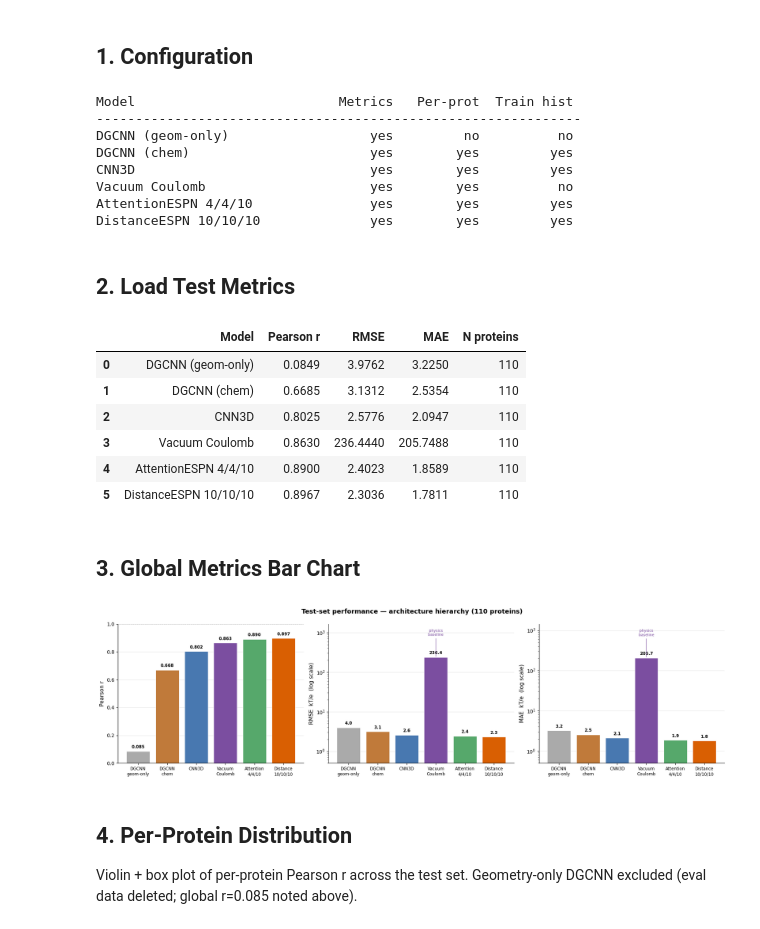
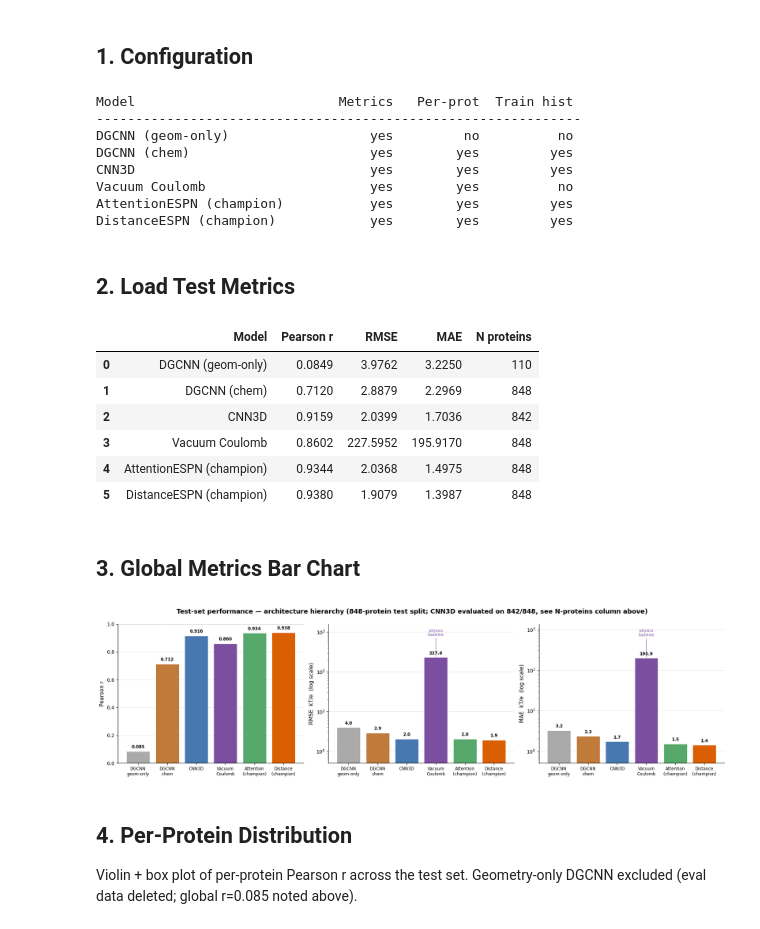
Before and after one commit to skylerturner-gif/ProteinStructure_ESP_Thesis, a Jupyter notebook: notebooks/baseline_comparison.ipynb, the cells around one changed output. Saved outputs shown, nothing was run; the diff lists cells and outputs as text; code cells hidden in the pictures.

```diff
--- a/notebooks/baseline_comparison.ipynb
+++ b/notebooks/baseline_comparison.ipynb
@@ -85,26 +85,32 @@ RUNS = [
         train_hist   = None,     # physics formula — no training
     ),
     dict(
-        label        = "AttentionESPN 4/4/10",
-        short        = "Attention\n4/4/10",
+        # Full-dataset champion (THESISPROCESSES.md -> "Full-Dataset Champion
+        # Configuration"). Was "AttentionESPN 4/4/10" / CKPT_ROOT/"attention_v2_qq10"
+        # -- a pre-restructuring checkpoint, now deleted from disk -- updated
+        # 2026-10-07 alongside the full-dataset baseline rerun.
+        label        = "AttentionESPN (champion)",
+        short        = "Attention\n(champion)",
         color        = "#56a86b",
-        metrics_path = CKPT_ROOT / "attention_v2_qq10" / "test_metrics.json",
+        metrics_path = CKPT_ROOT / "full_dataset_slim" / "attention_aa4_aq2_qq16" / "test_metrics.json",
         per_prot_csv = None,     # per-protein data is inline in test_metrics.json
         train_hist   = dict(
-            path     = CKPT_ROOT / "attention_v2_qq10" / "metrics.csv",
+            path     = CKPT_ROOT / "full_dataset_slim" / "attention_aa4_aq2_qq16" / "metrics.csv",
             r_col    = "val_pearson_r",
             loss_col = "val_loss",
             is_csv   = True,
         ),
     ),
     dict(
-        label        = "DistanceESPN 10/10/10",
-        short        = "Distance\n10/10/10",
+        # Full-dataset champion. Was "DistanceESPN 10/10/10" / CKPT_ROOT/"distance_v2_all10"
+        # -- same situation as Attention above.
+        label        = "DistanceESPN (champion)",
+        short        = "Distance\n(champion)",
         color        = "#d95f02",
-        metrics_path = CKPT_ROOT / "distance_v2_all10" / "test_metrics.json",
+        metrics_path = CKPT_ROOT / "full_dataset_slim" / "distance_aa8_aq2_qq24" / "test_metrics.json",
         per_prot_csv = None,
         train_hist   = dict(
-            path     = CKPT_ROOT / "distance_v2_all10" / "metrics.csv",
+            path     = CKPT_ROOT / "full_dataset_slim" / "distance_aa8_aq2_qq24" / "metrics.csv",
             r_col    = "val_pearson_r",
             loss_col = "val_loss",
             is_csv   = True,
@@ -128,8 +134,8 @@ DGCNN (geom-only)                  yes         no          no
 DGCNN (chem)                       yes        yes         yes
 CNN3D                              yes        yes         yes
 Vacuum Coulomb                     yes        yes          no
-AttentionESPN 4/4/10               yes        yes         yes
-DistanceESPN 10/10/10              yes        yes         yes
+AttentionESPN (champion)           yes        yes         yes
+DistanceESPN (champion)            yes        yes         yes
 # %% [markdown]
 ## 2. Load Test Metrics
 # %%
@@ -142,17 +148,22 @@ def _load_global(run: dict) -> dict:
 
 
 def _load_per_protein(run: dict) -> pd.Series | None:
-    """Return Series of per-protein Pearson r values, or None if unavailable."""
+    """Return Series of per-protein Pearson r values, indexed by protein_id.
+
+    Indexed (not positional) on purpose: CNN3D's test set is 842/848 (the
+    max_voxels filter drops 6 oversized proteins), so a later alignment
+    across models must join on protein_id, not list position -- see cell 15.
+    """
     if run.get("hardcoded"):
         return None
     if run["per_prot_csv"] is not None:
         df = pd.read_csv(run["per_prot_csv"])
-        return df["pearson_r"]
-    # GNN models: per-protein data inline in test_metrics.json
+        return pd.Series(df["pearson_r"].values, index=df["protein_id"].values)
+    # GNN models + Coulomb: per-protein data inline in test_metrics.json, keyed by protein_id
     with open(run["metrics_path"]) as f:
         data = json.load(f)
     pp = data.get("per_protein", {})
-    return pd.Series([v["pearson_r"] for v in pp.values()]) if pp else None
+    return pd.Series({k: v["pearson_r"] for k, v in pp.items()}) if pp else None
 
 
 rows = []
@@ -172,11 +183,11 @@ display(global_df)
 # %% [output]
 |  | Model | Pearson r | RMSE | MAE | N proteins |
 | 0 | DGCNN (geom-only) | 0.0849 | 3.9762 | 3.2250 | 110 |
-| 1 | DGCNN (chem) | 0.6685 | 3.1312 | 2.5354 | 110 |
-| 2 | CNN3D | 0.8025 | 2.5776 | 2.0947 | 110 |
-| 3 | Vacuum Coulomb | 0.8630 | 236.4440 | 205.7488 | 110 |
-| 4 | AttentionESPN 4/4/10 | 0.8900 | 2.4023 | 1.8589 | 110 |
-| 5 | DistanceESPN 10/10/10 | 0.8967 | 2.3036 | 1.7811 | 110 |
+| 1 | DGCNN (chem) | 0.7120 | 2.8879 | 2.2969 | 848 |
+| 2 | CNN3D | 0.9159 | 2.0399 | 1.7036 | 842 |
+| 3 | Vacuum Coulomb | 0.8602 | 227.5952 | 195.9170 | 848 |
+| 4 | AttentionESPN (champion) | 0.9344 | 2.0368 | 1.4975 | 848 |
+| 5 | DistanceESPN (champion) | 0.9380 | 1.9079 | 1.3987 | 848 |
 # %% [markdown]
 ## 3. Global Metrics Bar Chart
 # %%
@@ -188,40 +199,41 @@ mae_vals  = [_load_global(r)["mae"]  for r in RUNS]
 
 x = np.arange(len(RUNS))
 fig, axes = plt.subplots(1, 3, figsize=(18, 5))
-fig.suptitle("Test-set performance — architecture hierarchy (110 proteins)",
+fig.suptitle("Test-set performance — architecture hierarchy (848-protein test split; "
+             "CNN3D evaluated on 842/848, see N-proteins column above)",
              fontsize=13, fontweight="bold")
 
 coulomb_idx = next(i for i, r in enumerate(RUNS) if r["label"] == "Vacuum Coulomb")
 
 for ax, vals, ylabel, fmt, is_r, use_log in [
     (axes[0], r_vals,    "Pearson r",               "{:.3f}", True,  False),
     (axes[1], rmse_vals, "RMSE  kT/e  (log scale)", "{:.1f}", False, True),
     (axes[2], mae_vals,  "MAE  kT/e  (log scale)",  "{:.1f}", False, True),
 ]:
     bars = ax.bar(x, vals, color=colors, edgecolor="white", linewidth=0.6, zorder=3)
     ax.bar_label(bars, labels=[fmt.format(v) for v in vals],
                  padding=4, fontsize=8.5, fontweight="bold")
     ax.set_ylabel(ylabel, fontsize=11)
     ax.set_xticks(x)
     ax.set_xticklabels(labels, fontsize=8.5)
     ax.grid(axis="y", alpha=0.3, zorder=0)
     ax.spines[["top", "right"]].set_visible(False)
     if use_log:
         ax.set_yscale("log")
         ax.set_ylim(0.5, max(vals) * 7)
         # Flag the physics baseline
         ax.annotate("physics\nbaseline", color="#7b4ea0", fontsize=7.5, ha="center",
                     xy=(coulomb_idx, vals[coulomb_idx]),
                     xytext=(coulomb_idx, vals[coulomb_idx] * 3.5),
                     arrowprops=dict(arrowstyle="-", color="#7b4ea0", lw=0.8))
     elif is_r:
         ax.set_ylim(0, 1.0)
         ax.axhline(1.0, color="gray", lw=0.8, ls="--", alpha=0.4)
 
 plt.tight_layout()
 plt.show()
 # %% [output]
-[figure, old version]
+[figure, new version]
 # %% [markdown]
 ## 4. Per-Protein Distribution
 
```
Also changed, not shown: parts of 6 cells of this notebook, 1 other file.
